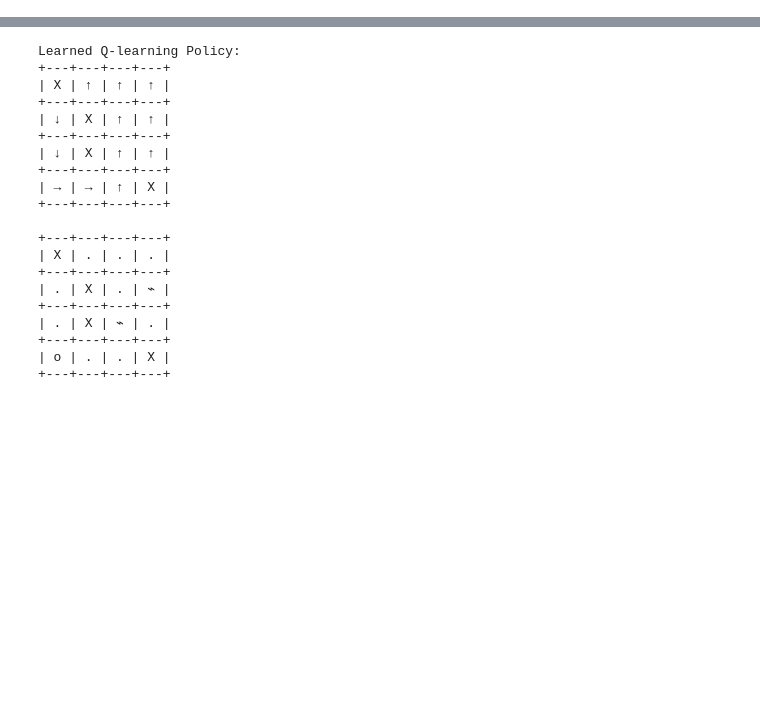
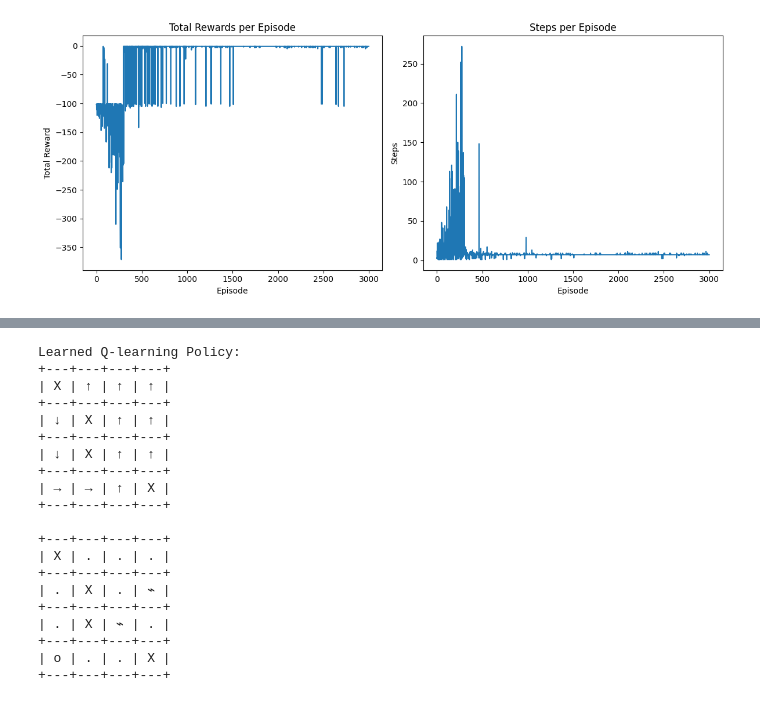
Before and after one commit to NotTheStallion/RL_models, a Jupyter notebook: advanced_demo.ipynb, the cells around one changed output, grey strips where cells are left out. Drawn from its saved outputs; the diff is of its cells as text; code cells hidden in the pictures; blank space fills up the shorter version.

```diff
--- a/advanced_demo.ipynb
+++ b/advanced_demo.ipynb
@@ -181,3 +270,8 @@ Learned Q-learning Policy:
 +---+---+---+---+---+---+
 | X | 🗑 | 🗑 | 🗑 | 🗑 | X |
 +---+---+---+---+---+---+
+# %%
+rewards_per_episode, steps_per_episode, sarsa_agent = sarsa(warehouse, (height+2) * (width+2), num_episodes, max_steps_per_episode)
+plot_r_s(rewards_per_episode, steps_per_episode)
+# %% [output]
+[figure, added]
```
Also changed, not shown: parts of 21 cells of this notebook, 2 other files.
